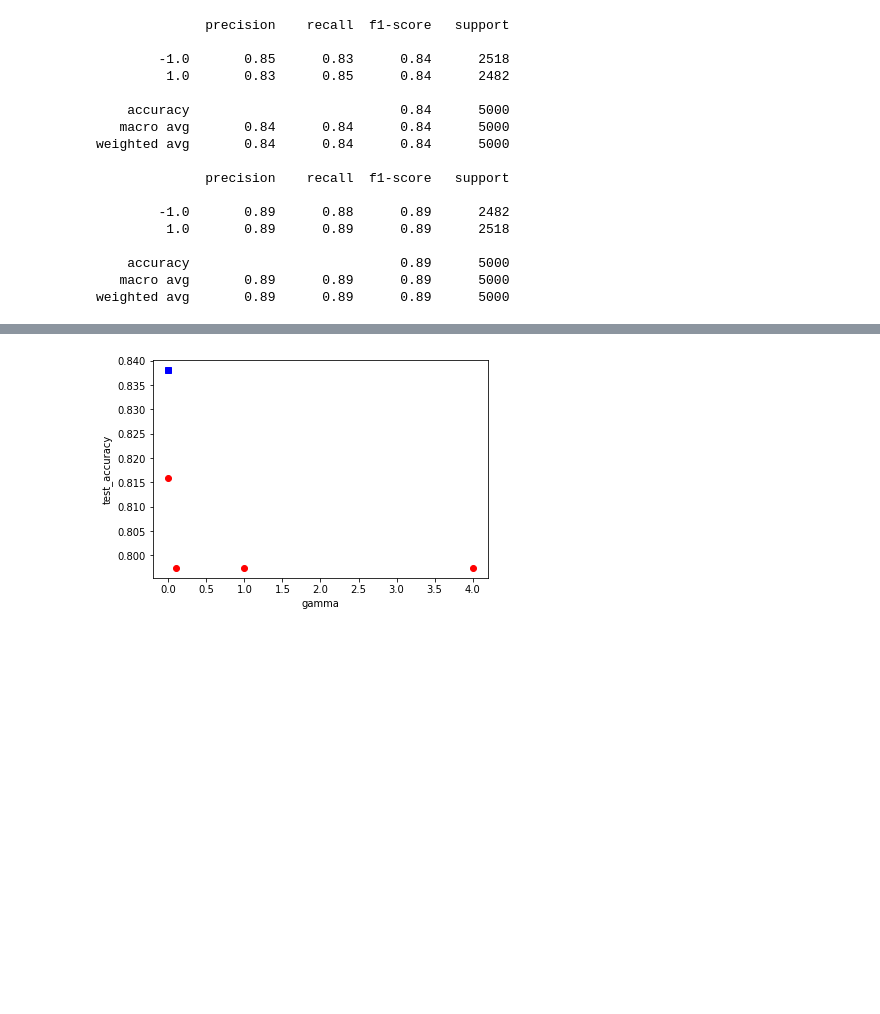
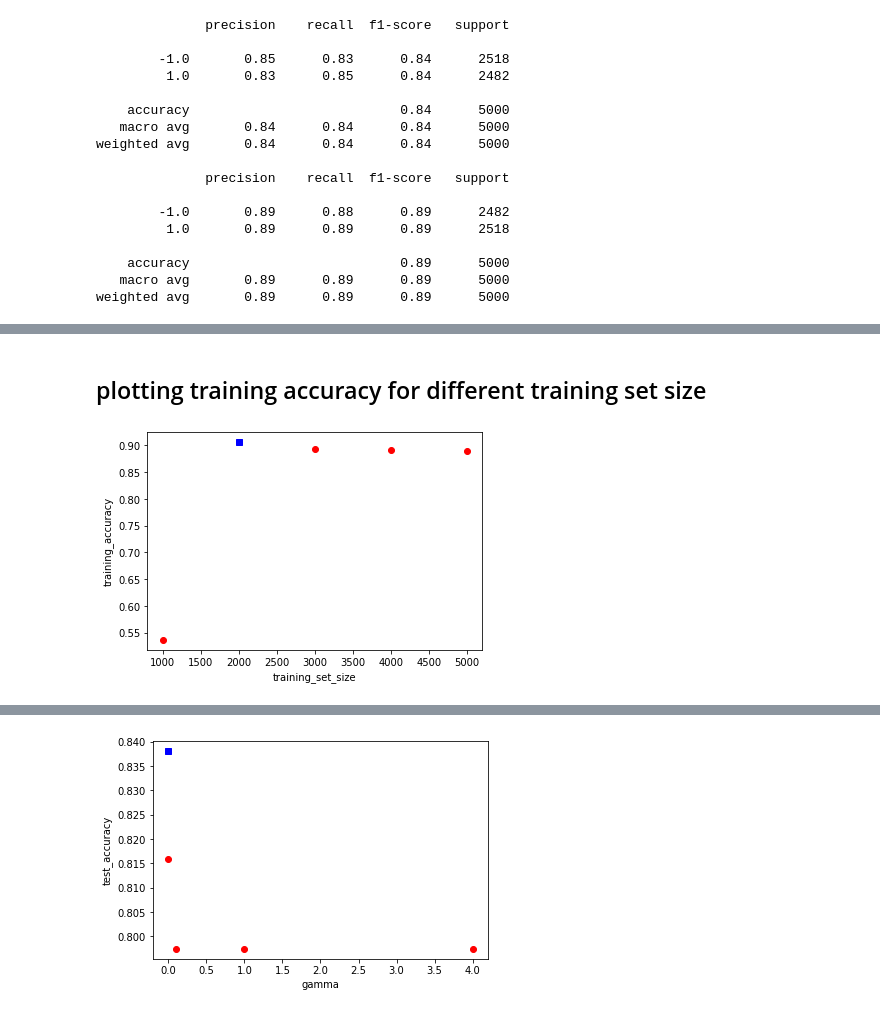
Before and after one commit to Muhamedelsayed/SVM_Task, a Jupyter notebook: TASK.ipynb, the cells around one changed output, grey strips where cells are left out. Saved outputs shown, nothing was run; the diff lists cells and outputs as text; code cells hidden in the pictures; blank space fills up the shorter version.

```diff
--- a/TASK.ipynb
+++ b/TASK.ipynb
@@ -153,0 +145,21 @@ plt.show()
+# %% [markdown]
+## plotting training accuracy for different training set size
+# %%
+testt_size=[0.9,0.8,0.7,0.6,0.5]
+training_size=[1000,2000,3000,4000,5000]
+training_accuracy=[]
+for i in range (5):
+    X_train,X_test,y_train,y_test=train_test_split(X,y,test_size=testt_size[i],random_state=0)
+    classifier=svm.SVC(kernel='poly',gamma=0.0004,C=0.1).fit(X_train,y_train)
+    training_accuracy.append(classifier.score(X_train,y_train))
+index_max_accuracy = max(range(len(training_accuracy)), key=training_accuracy.__getitem__)
+plt.plot(training_size,training_accuracy,'ro')
+
+#max training accuracy will be in blue and the other points in red
+
+plt.plot(training_size[index_max_accuracy],training_accuracy[index_max_accuracy],'bs')
+plt.ylabel('training_accuracy')
+plt.xlabel('training_set_size')
+plt.show()
+# %% [output]
+[figure, added]
```
Also changed, not shown: parts of 18 cells of this notebook.
